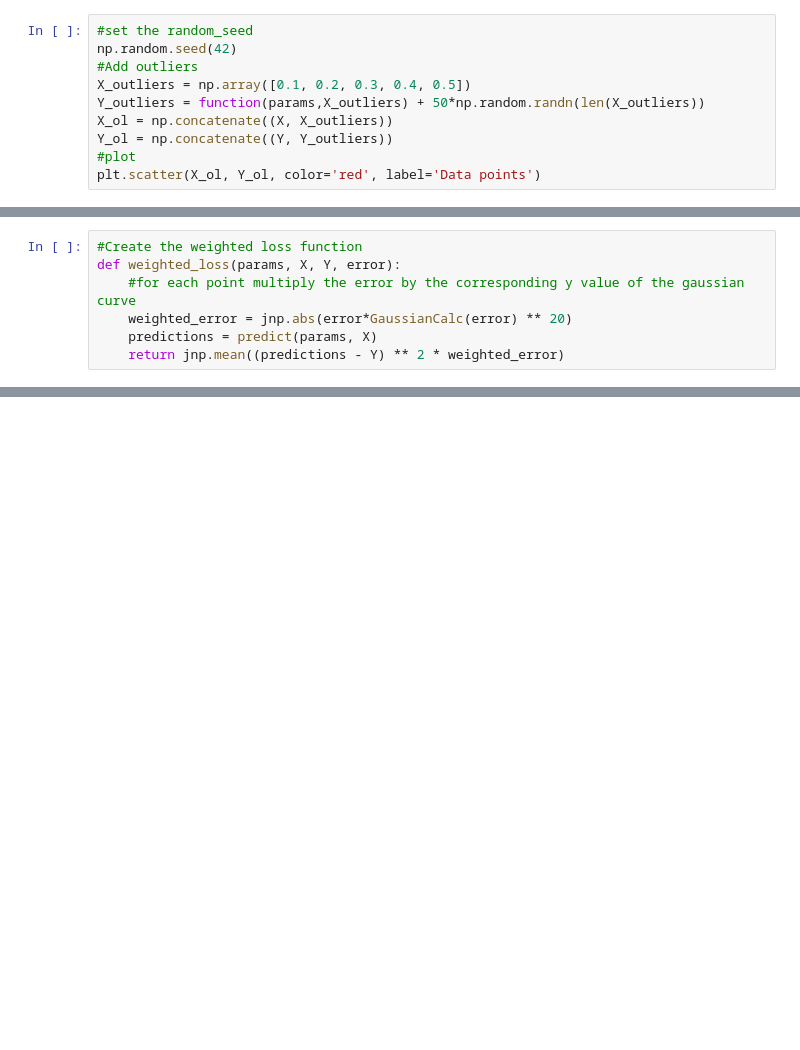
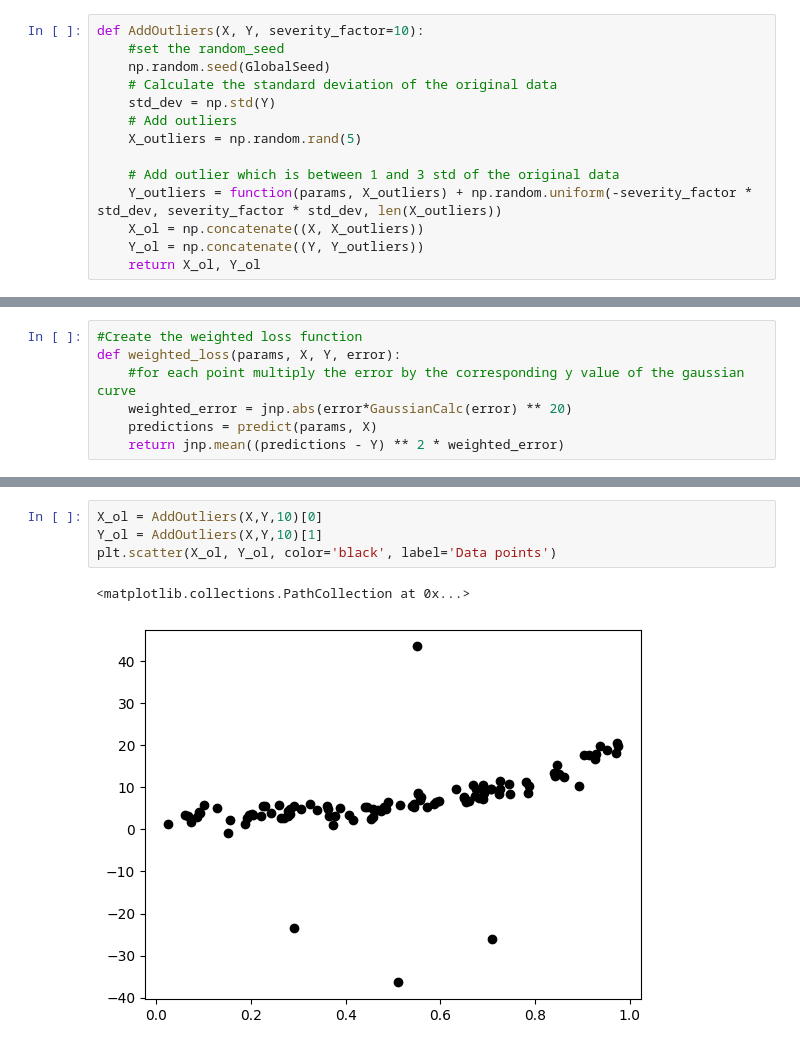
Before and after one commit to Romasa102/CurveFittingAlgorithm, a Jupyter notebook: CurveFit.ipynb, the cells around one changed output, grey strips where cells are left out. Drawn from its saved outputs; the diff is of its cells as text; blank space fills up the shorter version.

```diff
--- a/CurveFit.ipynb
+++ b/CurveFit.ipynb
@@ -137,12 +88,16 @@ print(rmse)
 # %% [markdown]
 ### Add outliers to the data
 # %%
-#set the random_seed
-np.random.seed(42)
-#Add outliers
-X_outliers = np.array([0.1, 0.2, 0.3, 0.4, 0.5])
-Y_outliers = function(params,X_outliers) + 50*np.random.randn(len(X_outliers))
-X_ol = np.concatenate((X, X_outliers))
-Y_ol = np.concatenate((Y, Y_outliers))
-#plot
-plt.scatter(X_ol, Y_ol, color='red', label='Data points')
+def AddOutliers(X, Y, severity_factor=10):
+    #set the random_seed
+    np.random.seed(GlobalSeed)
+    # Calculate the standard deviation of the original data
+    std_dev = np.std(Y)
+    # Add outliers
+    X_outliers = np.random.rand(5)
+
+    # Add outlier which is between 1 and 3 std of the original data
+    Y_outliers = function(params, X_outliers) + np.random.uniform(-severity_factor * std_dev, severity_factor * std_dev, len(X_outliers))
+    X_ol = np.concatenate((X, X_outliers))
+    Y_ol = np.concatenate((Y, Y_outliers))
+    return X_ol, Y_ol
@@ -347,0 +233,7 @@ Text(0, 0.5, 'Y')
+# %%
+X_ol = AddOutliers(X,Y,10)[0]
+Y_ol = AddOutliers(X,Y,10)[1]
+plt.scatter(X_ol, Y_ol, color='black', label='Data points')
+# %% [output]
+<matplotlib.collections.PathCollection at 0x...>
+[figure, added]
```
Also changed, not shown: parts of 28 cells of this notebook.
